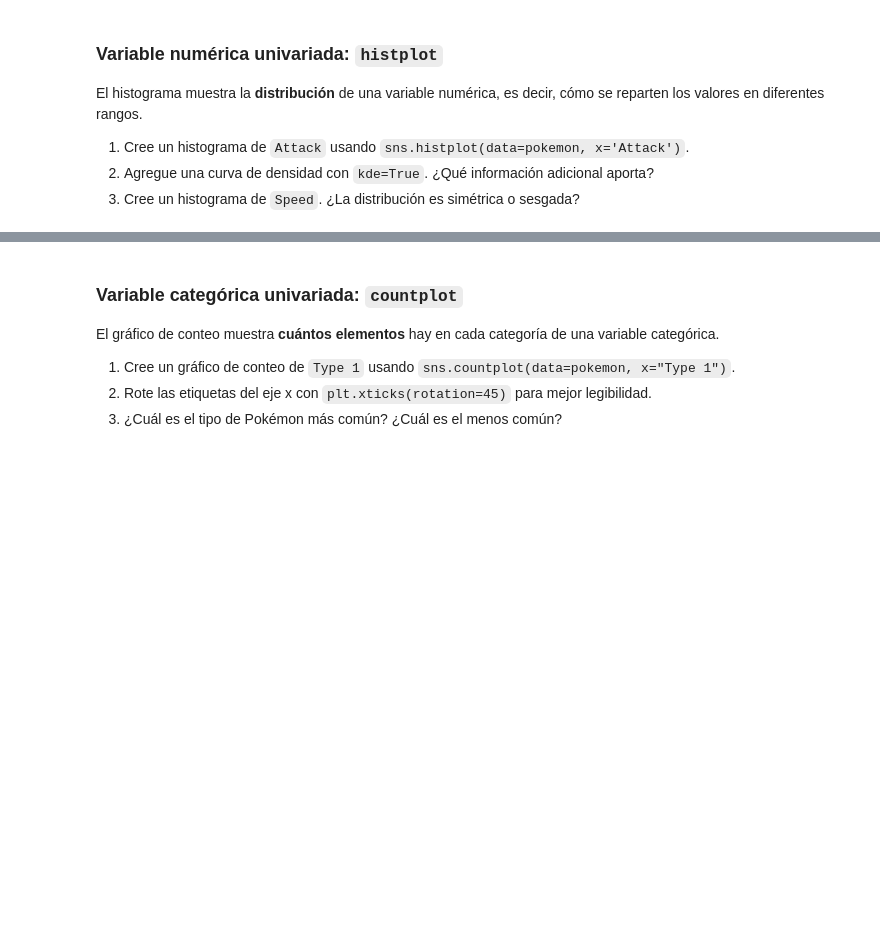
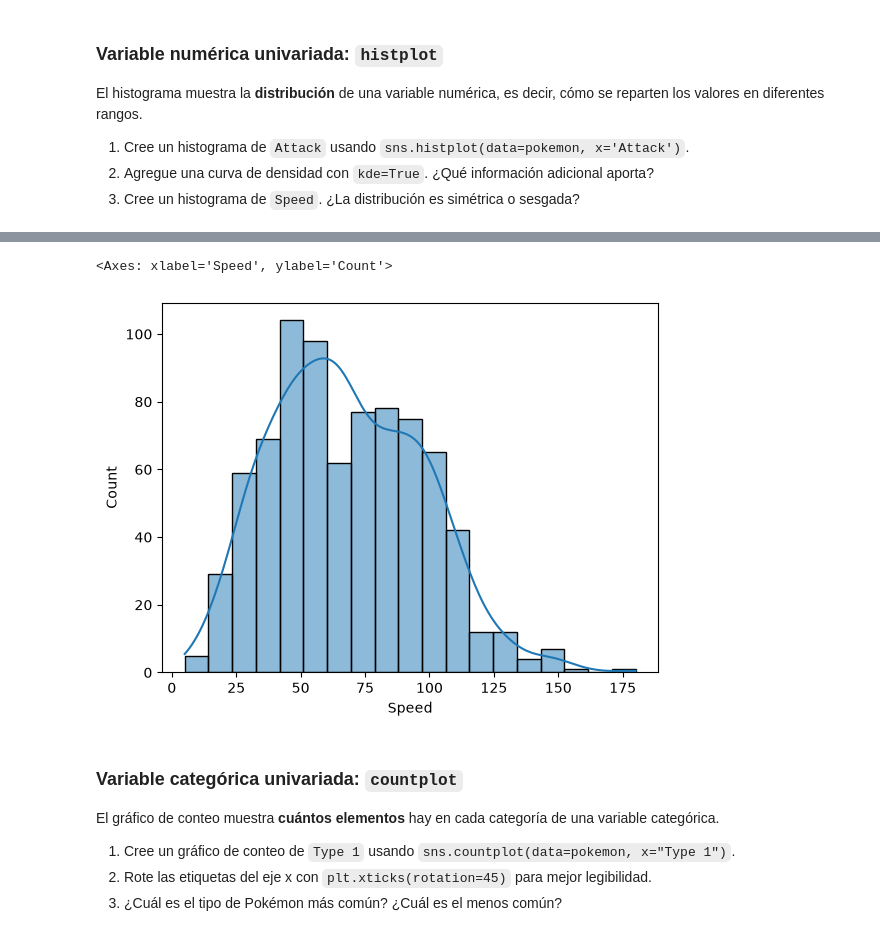
Before and after one commit to pedroay/laboratoriosIAIA, a Jupyter notebook: lab3/lab03.ipynb, the cells around one changed output, grey strips where cells are left out. Drawn from its saved outputs; the diff is of its cells as text; code cells hidden in the pictures; blank space fills up the shorter version.

```diff
--- a/lab3/lab03.ipynb
+++ b/lab3/lab03.ipynb
@@ -1072,3 +1087,10 @@ El histograma muestra la **distribución** de una variable numérica, es decir,
+# %%
+sns.histplot(data=pokemon, x='Speed',kde=True)
+
+#es un dato sesgado ya que si nos damos cuenta la cola hacia la derecha es mas larga que la de la izquierda por lo tanto vemos la curva esta sesgada entonces sabemops que hay mas datos de baja velocidad que de alta velocidad
+# %% [output]
+<Axes: xlabel='Speed', ylabel='Count'>
+[figure, added]
 # %% [markdown]
 ### Variable categórica univariada: `countplot`
 
```
Also changed, not shown: parts of 16 cells of this notebook.
